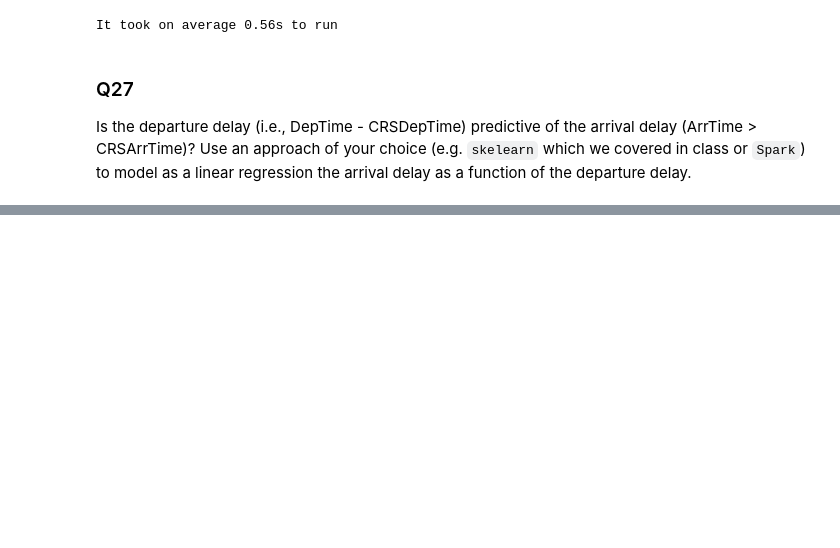
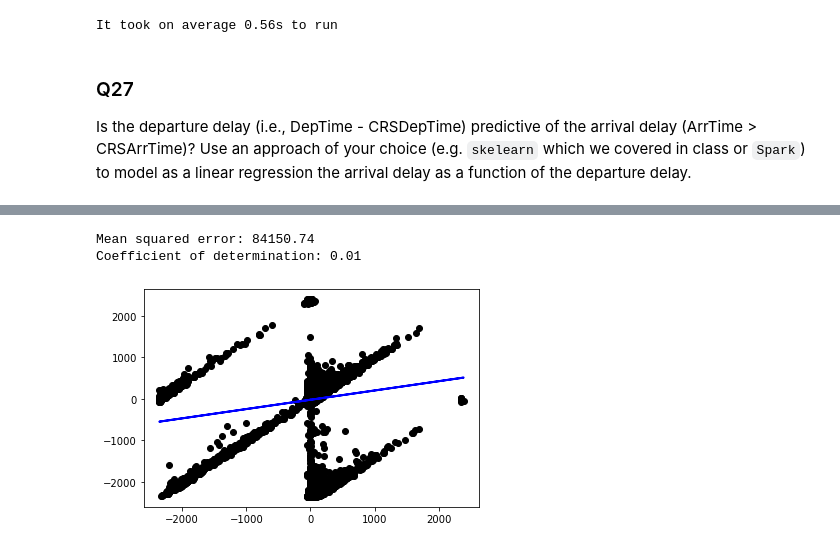
Before and after one commit to ICS-CLASSROOM/assignment-2-Rexter-DS, a Jupyter notebook: Assignment_2.ipynb, the cells around one changed output, grey strips where cells are left out. Saved outputs shown, nothing was run; the diff lists cells and outputs as text; code cells hidden in the pictures; blank space fills up the shorter version.

```diff
--- a/Assignment_2.ipynb
+++ b/Assignment_2.ipynb
@@ -794,0 +812,16 @@ Slope: [0.00039519]
+# %%
+print("Mean squared error: %.2f" % mean_squared_error(delays["y"], prediction))
+print("Coefficient of determination: %.2f" % r2_score(delays["y"], prediction))
+# %% [output]
+Mean squared error: 84150.74
+Coefficient of determination: 0.01
+# %%
+plt.scatter(delays["x"], delays["y"], color="black")
+plt.plot(delays["x"], prediction, color="blue", linewidth=2)
+
+plt.xticks()
+plt.yticks()
+
+plt.show()
+# %% [output]
+[figure, added]
```
Also changed, not shown: parts of 15 cells of this notebook.
